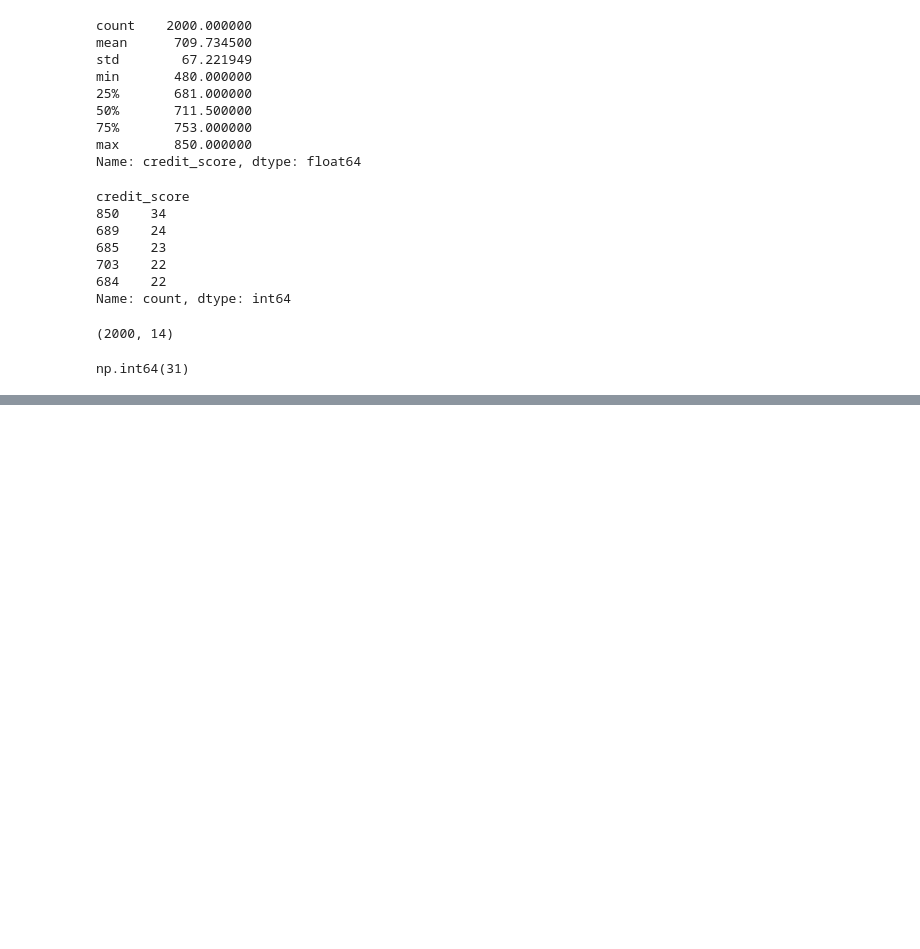
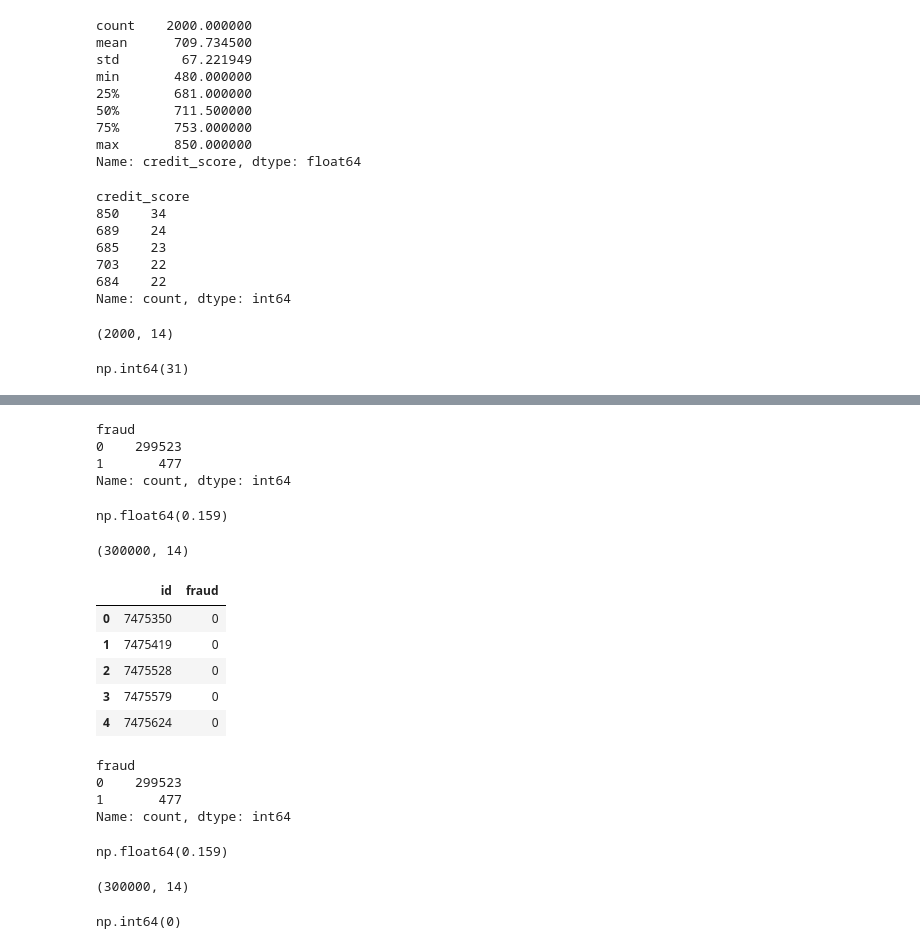
Before and after one commit to kumari-priyanka-22/Finance_ML_Project, a Jupyter notebook: Untitled.ipynb, the cells around one changed output, grey strips where cells are left out. Drawn from its saved outputs; the diff is of its cells as text; code cells hidden in the pictures; blank space fills up the shorter version.

```diff
--- a/Untitled.ipynb
+++ b/Untitled.ipynb
@@ -510,3 +510,12 @@ users.shape
 (cards['credit_limit'] == 0).sum()
 # %% [output]
 np.int64(31)
+# %%
+sample_labels = fraud_labels.sample(
+    n=300000,
+    random_state=42
+)
+# %%
+sample_transactions = transactions[
+    transactions['id'].isin(sample_labels['trans_id'])
+].copy()
@@ -512,0 +536,49 @@ np.int64(31)
+# %%
+sample_labels['fraud'].value_counts()
+# %% [output]
+fraud
+0    299523
+1       477
+Name: count, dtype: int64
+# %%
+sample_labels['fraud'].mean() * 100
+# %% [output]
+np.float64(0.159)
+# %%
+model_df = sample_transactions.merge(
+    sample_labels,
+    left_on='id',
+    right_on='trans_id',
+    how='inner'
+)
+# %%
+print(model_df.shape)
+
+model_df[['id', 'fraud']].head()
+# %% [output]
+(300000, 14)
+|  | id | fraud |
+| 0 | 7475350 | 0 |
+| 1 | 7475419 | 0 |
+| 2 | 7475528 | 0 |
+| 3 | 7475579 | 0 |
+| 4 | 7475624 | 0 |
+# %%
+model_df['fraud'].value_counts()
+# %% [output]
+fraud
+0    299523
+1       477
+Name: count, dtype: int64
+# %%
+model_df['fraud'].mean() * 100
+# %% [output]
+np.float64(0.159)
+# %%
+print(model_df.shape)
+# %% [output]
+(300000, 14)
+# %%
+model_df['id'].duplicated().sum()
+# %% [output]
+np.int64(0)
```
Also changed, not shown: parts of 13 cells of this notebook.
